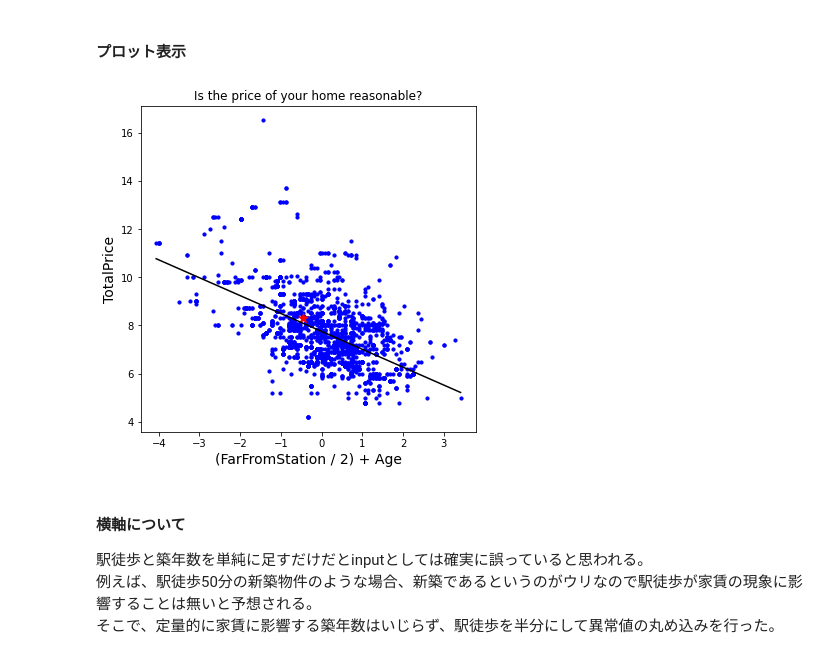
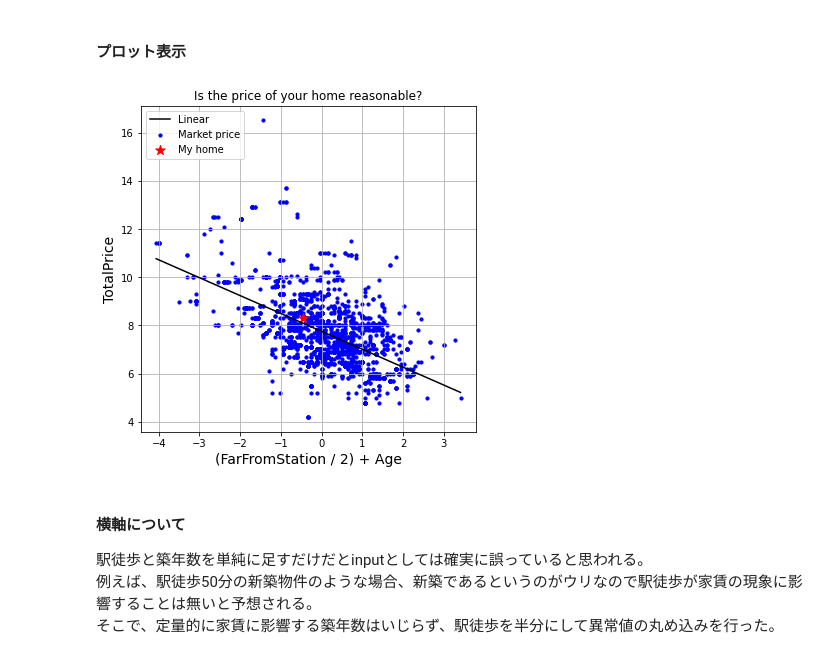
Before and after one commit to yiritani/math-for-ai_final-task_iri, a Jupyter notebook: jupyter/machine_learning.ipynb, the cells around one changed output. Drawn from its saved outputs; the diff is of its cells as text; code cells hidden in the pictures.

Commit message:
fix plot label

```diff
--- a/jupyter/machine_learning.ipynb
+++ b/jupyter/machine_learning.ipynb
@@ -156,14 +156,17 @@ my_home_y = 8.3
 # %%
 plt.figure(figsize=(6,6))
 plt.scatter(x3, yt, s=10, c='b')
 plt.scatter(my_home_x, my_home_y, s=100, c='r', marker="*")
 plt.xlabel('(FarFromStation / 2) + Age', fontsize=14)
 plt.ylabel('TotalPrice', fontsize=14)
 plt.plot(xl[:,1], yl, c='k')
+plt.grid(True)
 plt.title('Is the price of your home reasonable?')
+plt.legend(("Linear","Market price","My home"),loc="upper left")
+
 plt.show()
 # %% [output]
-[figure, old version]
+[figure, new version]
 # %% [markdown]
 #### 横軸について
 駅徒歩と築年数を単純に足すだけだとinputとしては確実に誤っていると思われる。<br>
```
Also changed, not shown: parts of 4 cells of this notebook, 3 other files.
